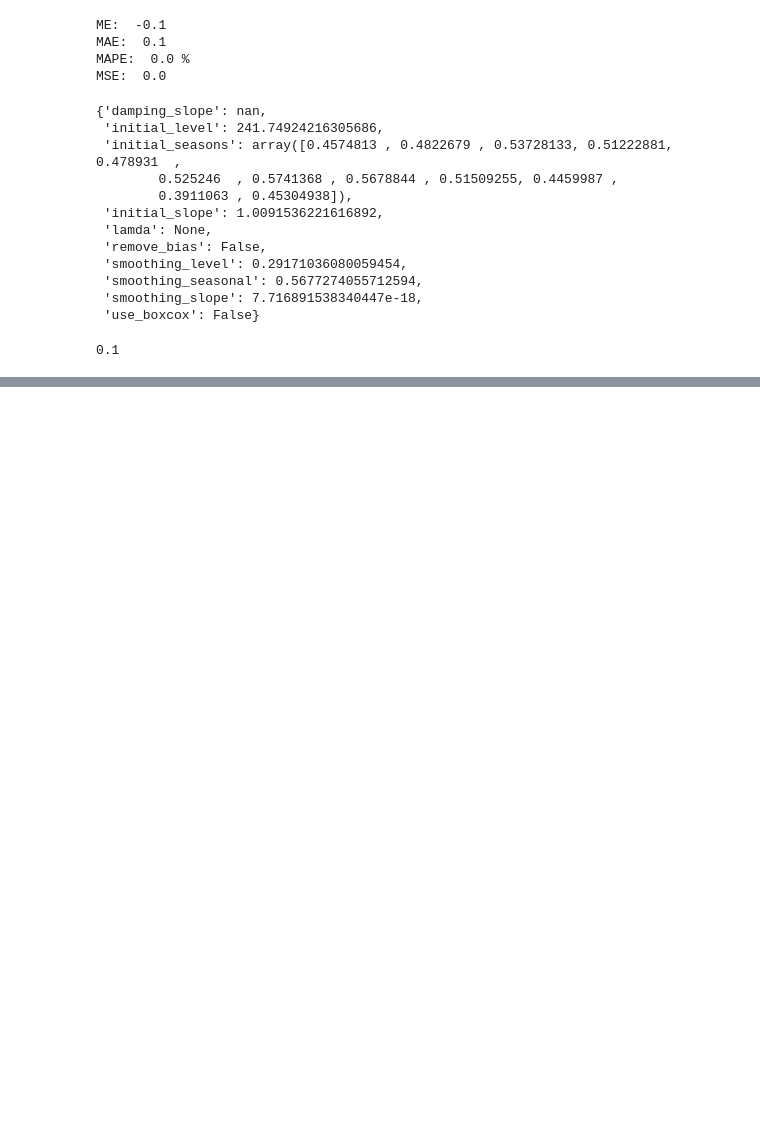
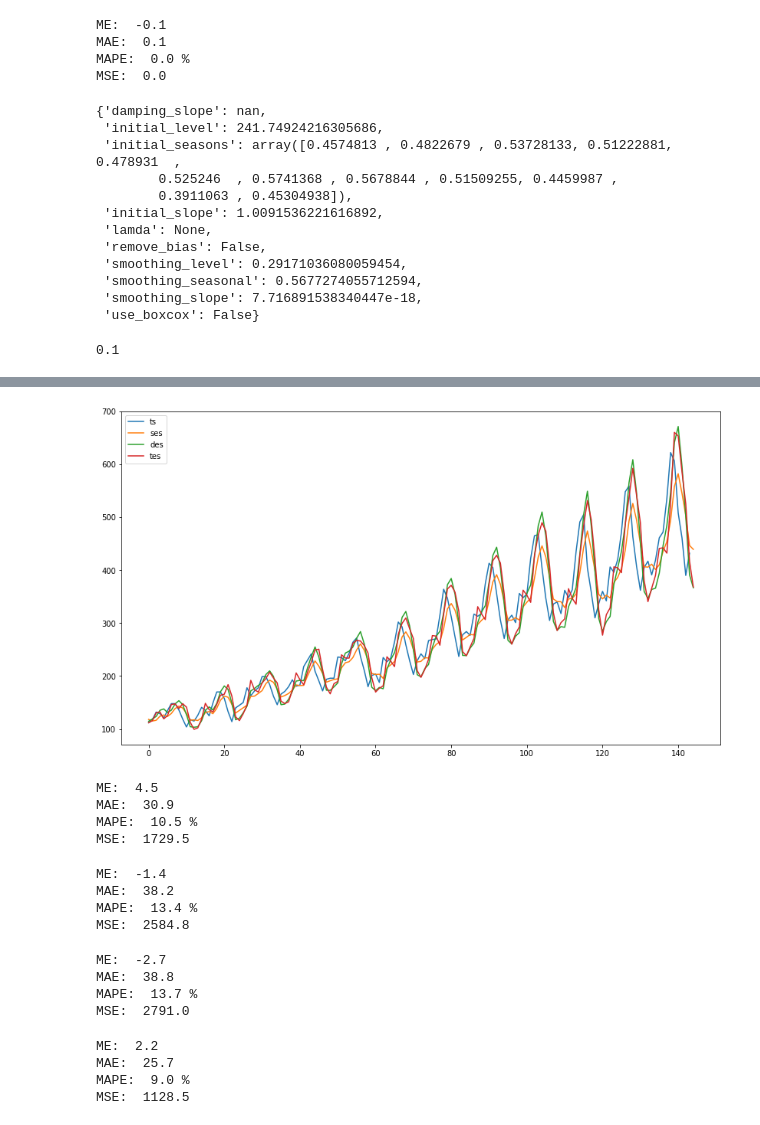
Before and after one commit to ropinotex/forecasting, a Jupyter notebook: Forecasting.ipynb, the cells around one changed output, grey strips where cells are left out. Saved outputs shown, nothing was run; the diff lists cells and outputs as text; code cells hidden in the pictures; blank space fills up the shorter version.

Commit message:
modified:   Forecasting.ipynb 	modified:   forecasting.py

```diff
--- a/Forecasting.ipynb
+++ b/Forecasting.ipynb
@@ -205,0 +210,4 @@ model.model.params
+# %%
+ft_ses = f.forecast(ts, alpha=0.5, debug=True)
+ft_des = f.forecast(ts, alpha=0.5, beta=0.5, debug=True)
+ft_tes = f.forecast(ts, alpha=0.5, beta=0.3, gamma=0.4, seasonal_periods=4, debug=True)
@@ -205,0 +218,25 @@ model.model.params
+# %%
+f.plot(ts=ts, ses=ft_ses, des=ft_des, tes=ft_tes)
+# %% [output]
+[figure, added]
+# %%
+f.kpi(ts, ft_ses)
+# %% [output]
+ME:  4.5
+MAE:  30.9
+MAPE:  10.5 %
+MSE:  1729.5
+# %%
+f.kpi(ts, ft_des)
+# %% [output]
+ME:  -1.4
+MAE:  38.2
+MAPE:  13.4 %
+MSE:  2584.8
+# %%
+f.kpi(ts, ft_tes)
+# %% [output]
+ME:  -2.7
+MAE:  38.8
+MAPE:  13.7 %
+MSE:  2791.0
@@ -205,0 +245,7 @@ model.model.params
+# %%
+f.kpi(ts, ft_tes_opt)
+# %% [output]
+ME:  2.2
+MAE:  25.7
+MAPE:  9.0 %
+MSE:  1128.5
```
Also changed, not shown: parts of 17 cells of this notebook, 1 other file.
